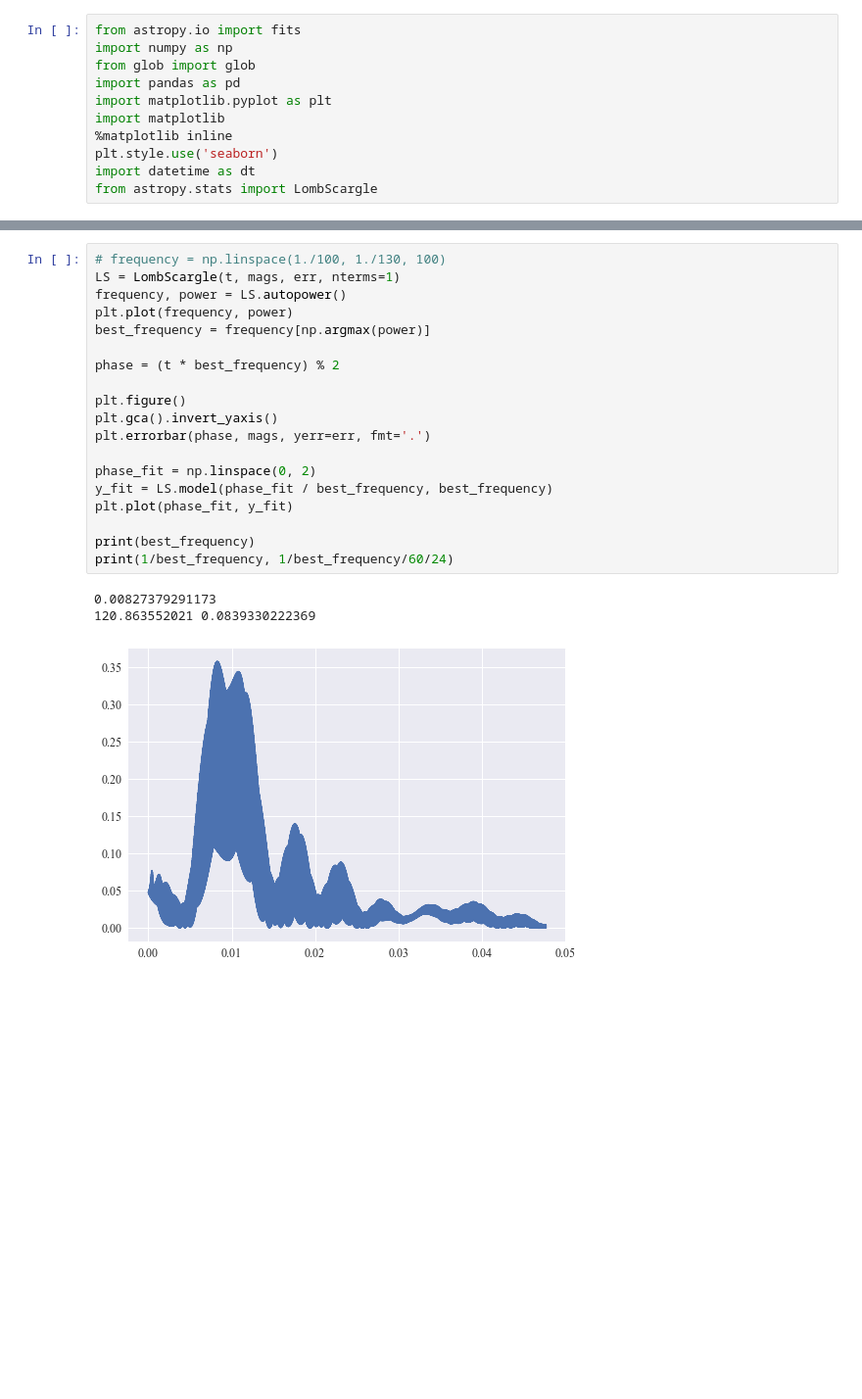
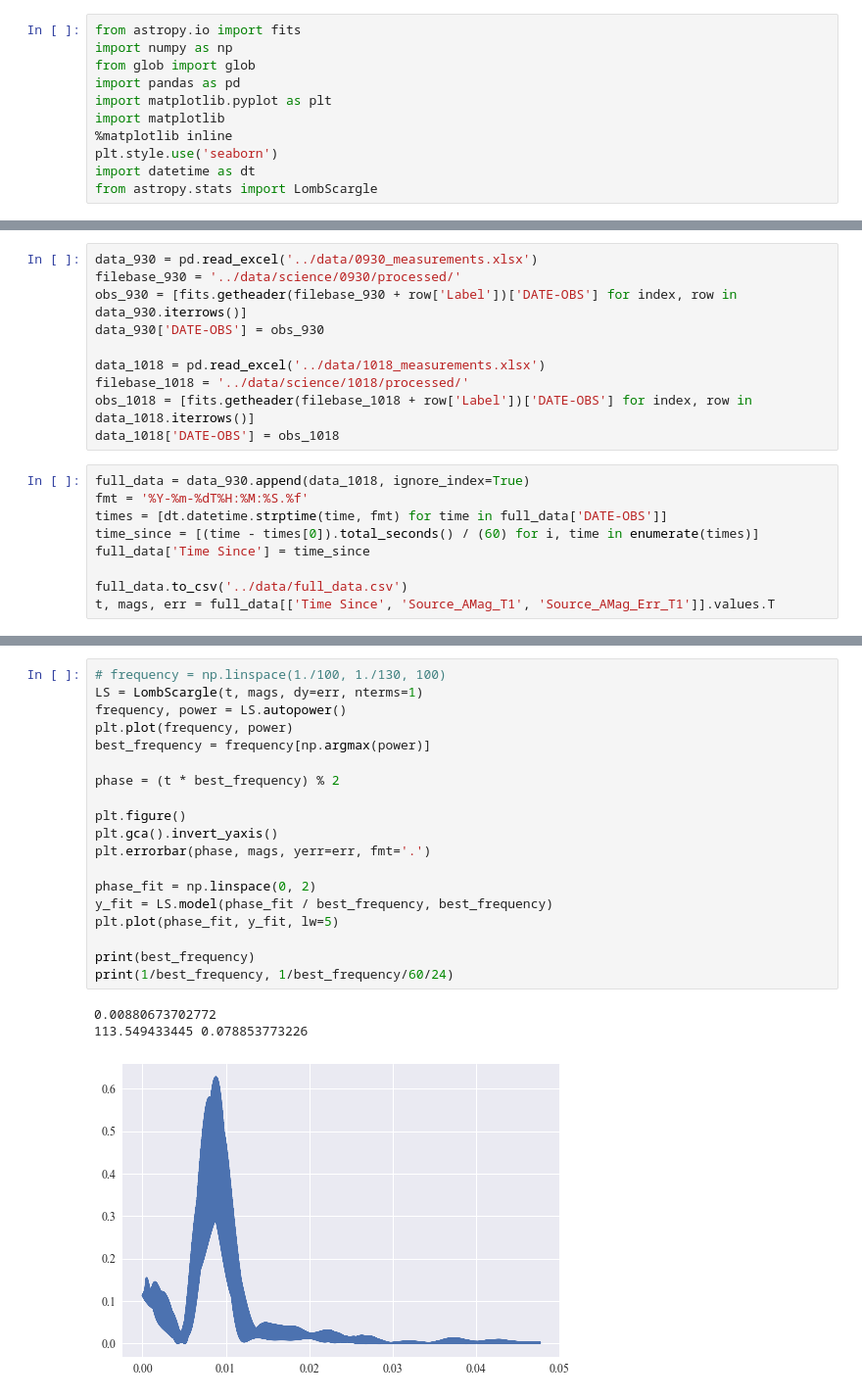
Before and after one commit to mileslucas/astro344l, a Jupyter notebook: project/src/project.ipynb, the cells around one changed output, grey strips where cells are left out. Shown at 98% size. Cells and saved outputs as stored; diff of their text form; blank space fills up the shorter version.

```diff
--- a/project/src/project.ipynb
+++ b/project/src/project.ipynb
@@ -44,3 +12,22 @@ t = np.array(time_since)
+# %%
+data_930 = pd.read_excel('../data/0930_measurements.xlsx')
+filebase_930 = '../data/science/0930/processed/'
+obs_930 = [fits.getheader(filebase_930 + row['Label'])['DATE-OBS'] for index, row in data_930.iterrows()]
+data_930['DATE-OBS'] = obs_930
+
+data_1018 = pd.read_excel('../data/1018_measurements.xlsx')
+filebase_1018 = '../data/science/1018/processed/'
+obs_1018 = [fits.getheader(filebase_1018 + row['Label'])['DATE-OBS'] for index, row in data_1018.iterrows()]
+data_1018['DATE-OBS'] = obs_1018
+# %%
+full_data = data_930.append(data_1018, ignore_index=True)
+fmt = '%Y-%m-%dT%H:%M:%S.%f'
+times = [dt.datetime.strptime(time, fmt) for time in full_data['DATE-OBS']]
+time_since = [(time - times[0]).total_seconds() / (60) for i, time in enumerate(times)]
+full_data['Time Since'] = time_since
+
+full_data.to_csv('../data/full_data.csv')
+t, mags, err = full_data[['Time Since', 'Source_AMag_T1', 'Source_AMag_Err_T1']].values.T
 # %%
 params = {
     'xtick.labelsize':12,
@@ -64,23 +51,23 @@ plt.gca().invert_yaxis()
 # %%
 # frequency = np.linspace(1./100, 1./130, 100)
-LS = LombScargle(t, mags, err, nterms=1)
+LS = LombScargle(t, mags, dy=err, nterms=1)
 frequency, power = LS.autopower()
 plt.plot(frequency, power)
 best_frequency = frequency[np.argmax(power)]
 
 phase = (t * best_frequency) % 2
 
 plt.figure()
 plt.gca().invert_yaxis()
 plt.errorbar(phase, mags, yerr=err, fmt='.')
 
 phase_fit = np.linspace(0, 2)
 y_fit = LS.model(phase_fit / best_frequency, best_frequency)
-plt.plot(phase_fit, y_fit)
+plt.plot(phase_fit, y_fit, lw=5)
 
 print(best_frequency)
 print(1/best_frequency, 1/best_frequency/60/24)
 # %% [output]
-0.00827379291173
-120.863552021 0.0839330222369
+0.00880673702772
+113.549433445 0.078853773226
-[figure, old version]
+[figure, new version]
```
Also changed, not shown: parts of 6 cells of this notebook, 4 other files.
